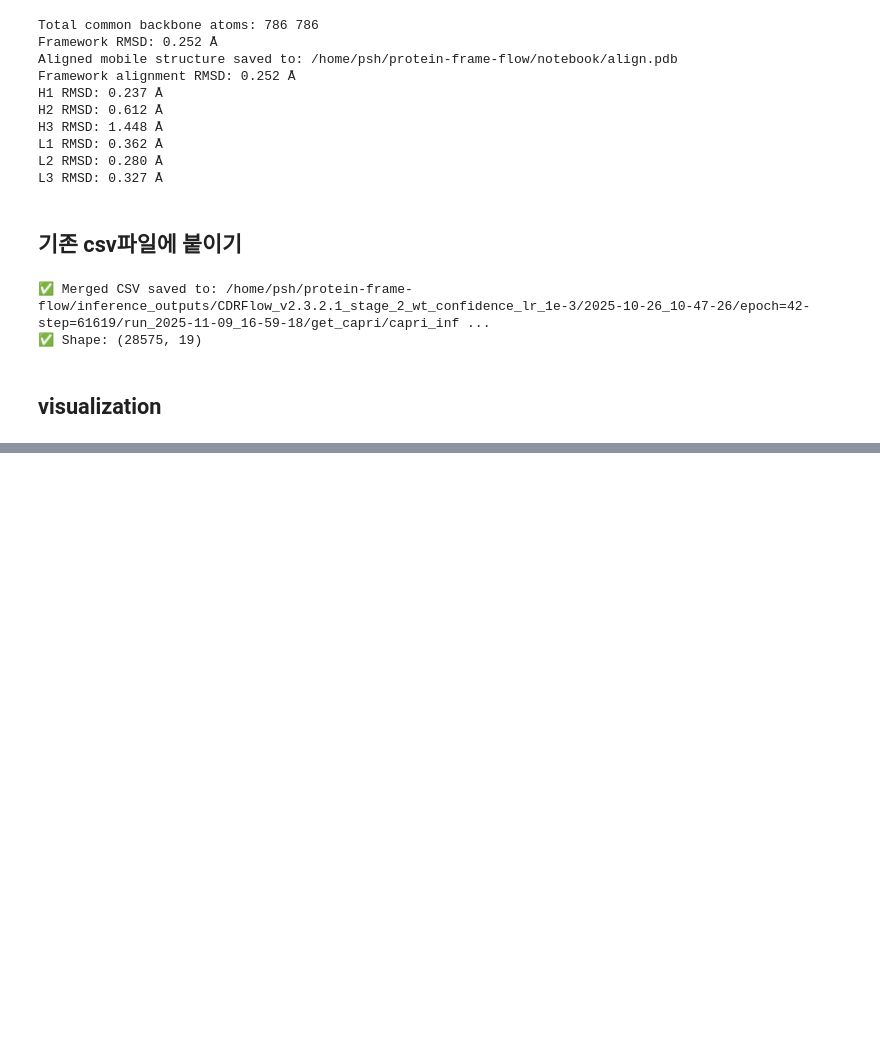
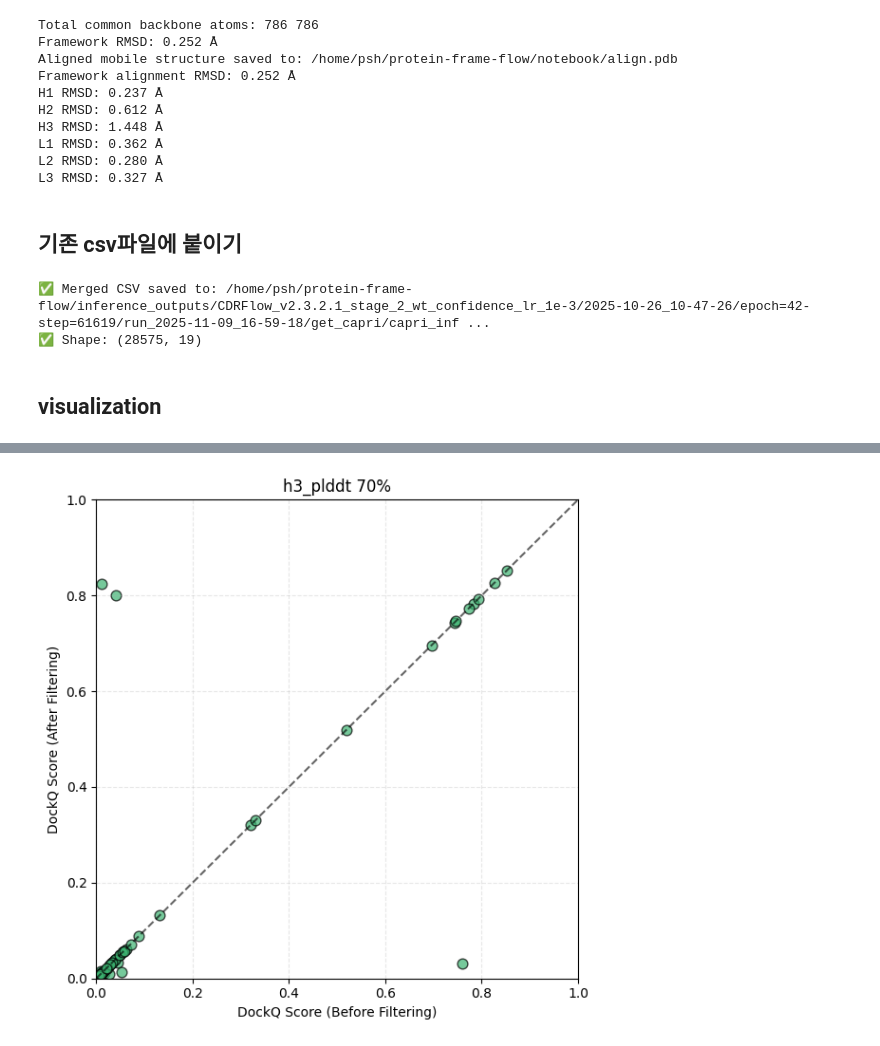
Before and after one commit to shp2001/protein-frame-flow, a Jupyter notebook: notebook/capri_analysis.ipynb, the cells around one changed output, grey strips where cells are left out. Drawn from its saved outputs; the diff is of its cells as text; code cells hidden in the pictures; blank space fills up the shorter version.

```diff
--- a/notebook/capri_analysis.ipynb
+++ b/notebook/capri_analysis.ipynb
@@ -453,0 +1121,51 @@ csv_file = '/home/psh/protein-frame-flow/inference_outputs/CDRFlow_v2.3.2.1_stag
+# %%
+import matplotlib.pyplot as plt
+import pandas as pd
+
+def scatter_dockq_before_after(top1_before, top1_after):
+    """
+    top1_before['dockq_score_rf']와 top1_after['dockq_score_rf'] 간의 scatter plot
+
+    Parameters
+    ----------
+    top1_before : pd.DataFrame
+        필터 전 top1 데이터
+    top1_after : pd.DataFrame
+        필터 후 top1 데이터
+    """
+
+    # 공통 pdb_id 기준 병합
+    merged = pd.merge(
+        top1_before[['pdb_id', 'dockq_score_rf']],
+        top1_after[['pdb_id', 'dockq_score_rf']],
+        on='pdb_id',
+        how='inner',
+        suffixes=('_before', '_after')
+    )
+
+    # 산점도
+    plt.figure(figsize=(6, 6))
+    plt.scatter(
+        merged['dockq_score_rf_before'],
+        merged['dockq_score_rf_after'],
+        alpha=0.7,
+        s=60,
+        c='mediumseagreen',
+        edgecolor='k'
+    )
+
+    # 대각선 (y = x)
+    plt.plot([0, 1], [0, 1], 'k--', alpha=0.6)
+
+    # 축 설정
+    plt.xlabel('DockQ Score (Before Filtering)')
+    plt.ylabel('DockQ Score (After Filtering)')
+    plt.title(f"{metric} {pct}%")
+    plt.xlim(0, 1)
+    plt.ylim(0, 1)
+    plt.grid(True, linestyle='--', alpha=0.3)
+    plt.tight_layout()
+    plt.show()
+scatter_dockq_before_after(top1_before, top1_after)
+# %% [output]
+[figure, added]
```
Also changed, not shown: parts of 15 cells of this notebook, 2 other files.
